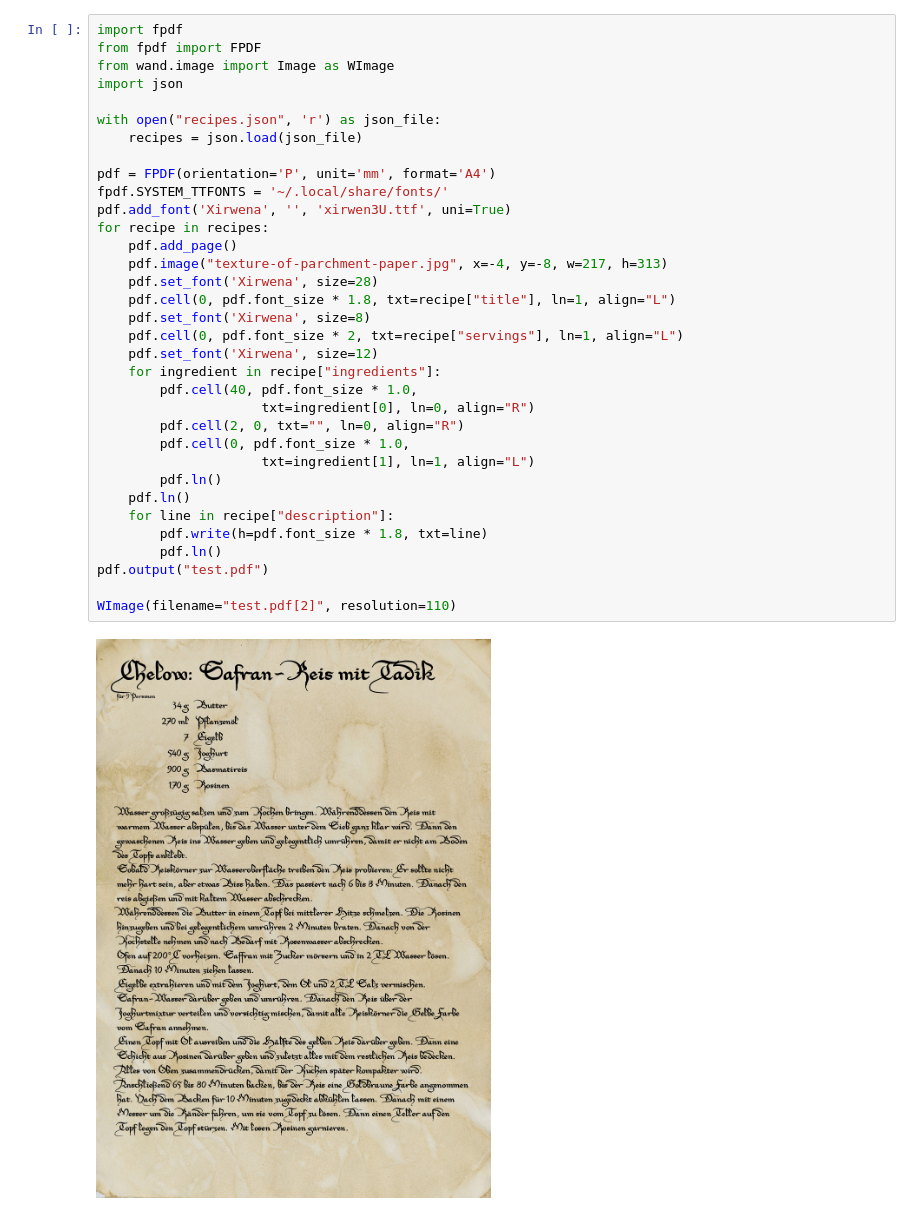
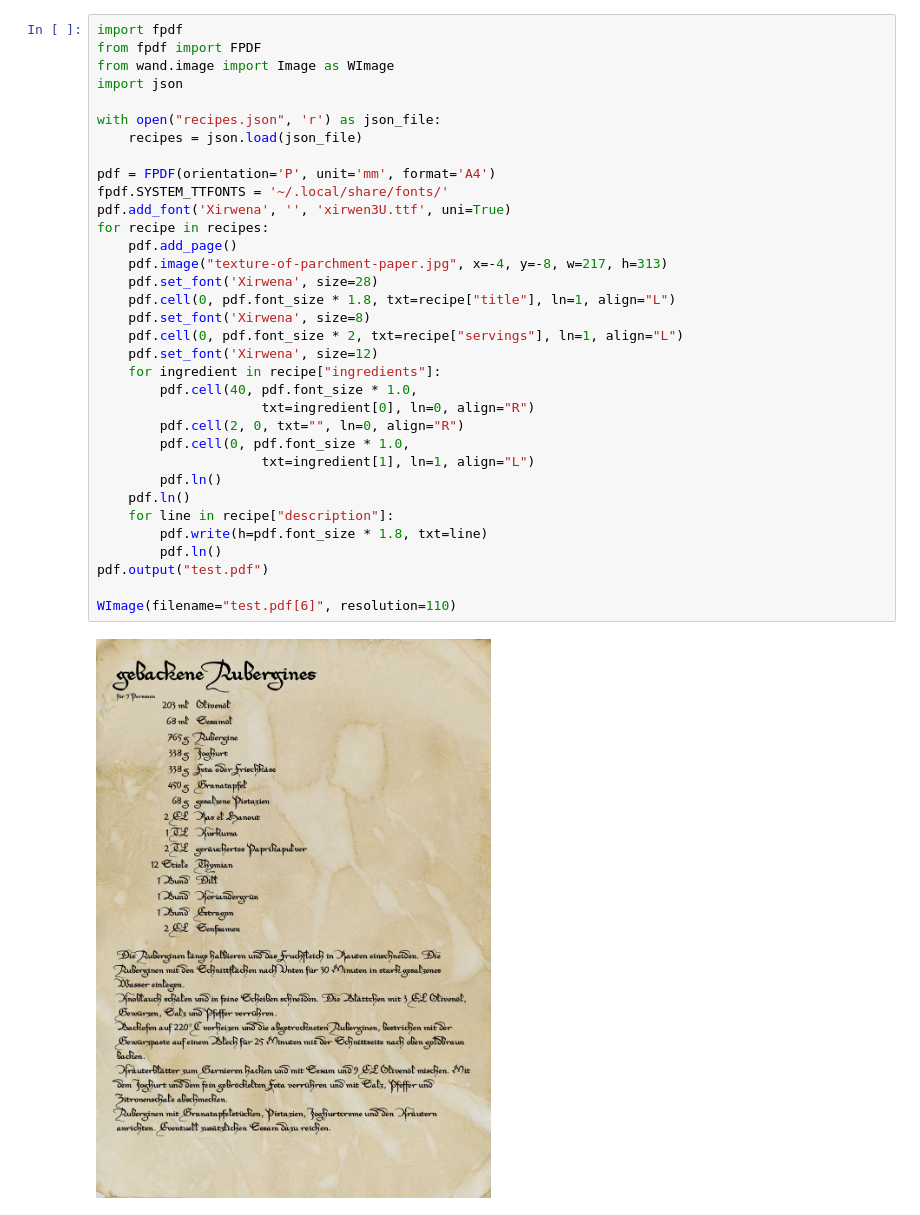
Before and after one commit to pinae/recipePDFtests, a Jupyter notebook: create_recipe.ipynb, the cells around one changed output. Saved outputs shown, nothing was run; the diff lists cells and outputs as text.

```diff
--- a/create_recipe.ipynb
+++ b/create_recipe.ipynb
@@ -5,32 +5,32 @@ from wand.image import Image as WImage
 import json
 
 with open("recipes.json", 'r') as json_file:
     recipes = json.load(json_file)
 
 pdf = FPDF(orientation='P', unit='mm', format='A4')
 fpdf.SYSTEM_TTFONTS = '~/.local/share/fonts/'
 pdf.add_font('Xirwena', '', 'xirwen3U.ttf', uni=True)
 for recipe in recipes:
     pdf.add_page()
     pdf.image("texture-of-parchment-paper.jpg", x=-4, y=-8, w=217, h=313)
     pdf.set_font('Xirwena', size=28)
     pdf.cell(0, pdf.font_size * 1.8, txt=recipe["title"], ln=1, align="L")
     pdf.set_font('Xirwena', size=8)
     pdf.cell(0, pdf.font_size * 2, txt=recipe["servings"], ln=1, align="L")
     pdf.set_font('Xirwena', size=12)
     for ingredient in recipe["ingredients"]:
         pdf.cell(40, pdf.font_size * 1.0,
                      txt=ingredient[0], ln=0, align="R")
         pdf.cell(2, 0, txt="", ln=0, align="R")
         pdf.cell(0, pdf.font_size * 1.0,
                      txt=ingredient[1], ln=1, align="L")
         pdf.ln()
     pdf.ln()
     for line in recipe["description"]:
         pdf.write(h=pdf.font_size * 1.8, txt=line)
         pdf.ln()
 pdf.output("test.pdf")
 
-WImage(filename="test.pdf[2]", resolution=110)
+WImage(filename="test.pdf[6]", resolution=110)
 # %% [output]
-[figure, old version]
+[figure, new version]
```
Also changed, not shown: 1 other file.
